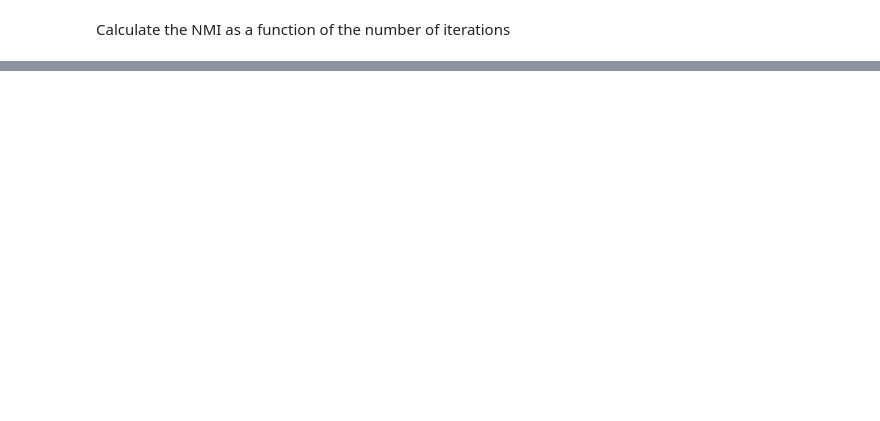
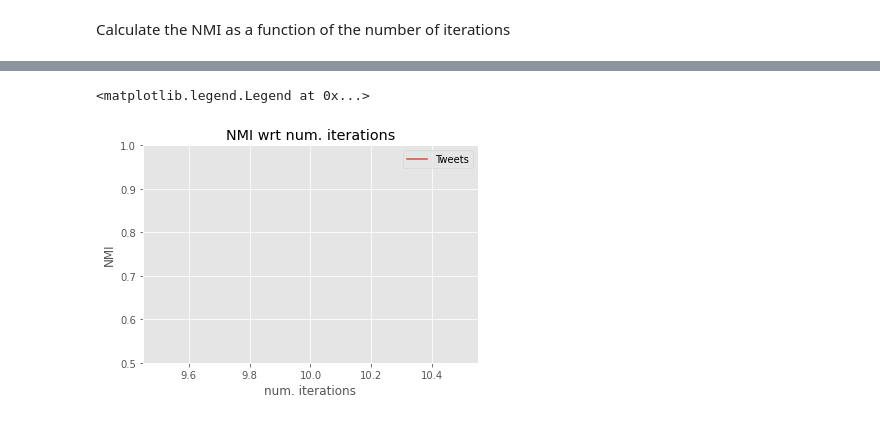
Before and after one commit to MIN605472/py-mstream, a Jupyter notebook: evaluation.ipynb, the cells around one changed output, grey strips where cells are left out. Saved outputs shown, nothing was run; the diff lists cells and outputs as text; code cells hidden in the pictures; blank space fills up the shorter version.

```diff
--- a/evaluation.ipynb
+++ b/evaluation.ipynb
@@ -19,7 +19,6 @@ plt.style.use("ggplot")
 # %%
 DS_DIR = "data"
 DS_NAMES = ["News", "News-T", "Tweets", "Tweets-T"]
-DS_NAMES = ["Tweets"]
 DS_PATHS = [os.path.join(DS_DIR, ds_name) for ds_name in DS_NAMES]
 # %% [output]
 [interactive output not drawn]
@@ -49,10 +48,9 @@ def calc_nmi(y, y_hat):
 [interactive output not drawn]
 # %%
 num_docs = sum([len(doc_batch) for doc_batch in load_batches(DS_PATHS[2])])
-batch_size = math.ceil(num_docs / 8)
+batch_size = math.ceil(num_docs / 16)
 mstream = Mstream()
 parsed_docs = next(load_batches(DS_PATHS[2], batch_size))
 docs = transform(parsed_docs)
 res = mstream.process(docs)
-res
 # %% [output]
@@ -110,6 +118,7 @@ ds_nmis = []
 for ds_path in DS_PATHS:
     num_total_docs = sum([len(batch) for batch in load_batches(ds_path)])
     batch_size = math.ceil(num_total_docs / num_batches)
+    batch_size = 1
     nmis = []
     for num_iter in num_iters:
         mstream = Mstream(num_iter)
@@ -127,8 +135,13 @@ KeyboardInterrupt:
 # %%
 fig, ax = plt.subplots()
 ax.set_title("NMI wrt num. iterations")
 ax.set_xlabel("num. iterations")
 ax.set_ylabel("NMI")
+# ax.set_yticks(np.arange(0.5, 1.1, step=0.1))
+ax.set_ylim(0.5, 1)
 for i, ds_nmi in enumerate(ds_nmis):
     ax.plot(num_iters, ds_nmi, label=DS_NAMES[i])
 ax.legend()
+# %% [output]
+<matplotlib.legend.Legend at 0x...>
+[figure, added]
```
Also changed, not shown: parts of 6 cells of this notebook, 3 other files.
